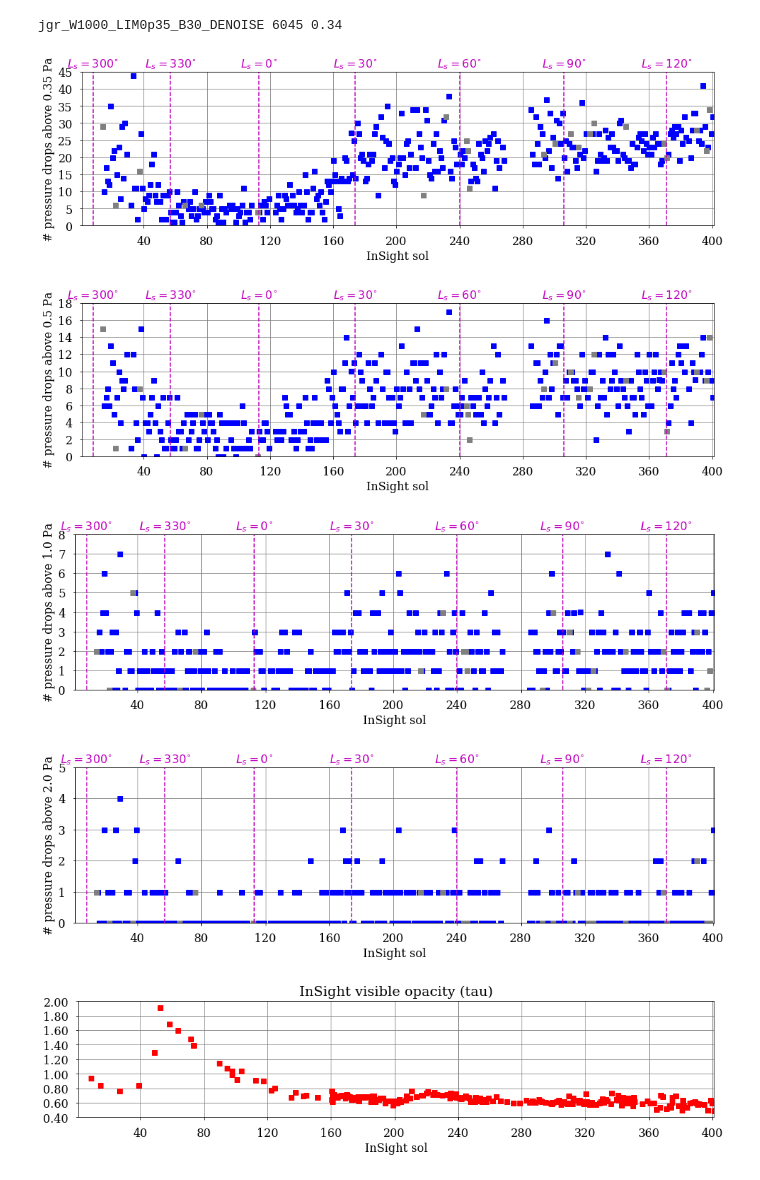
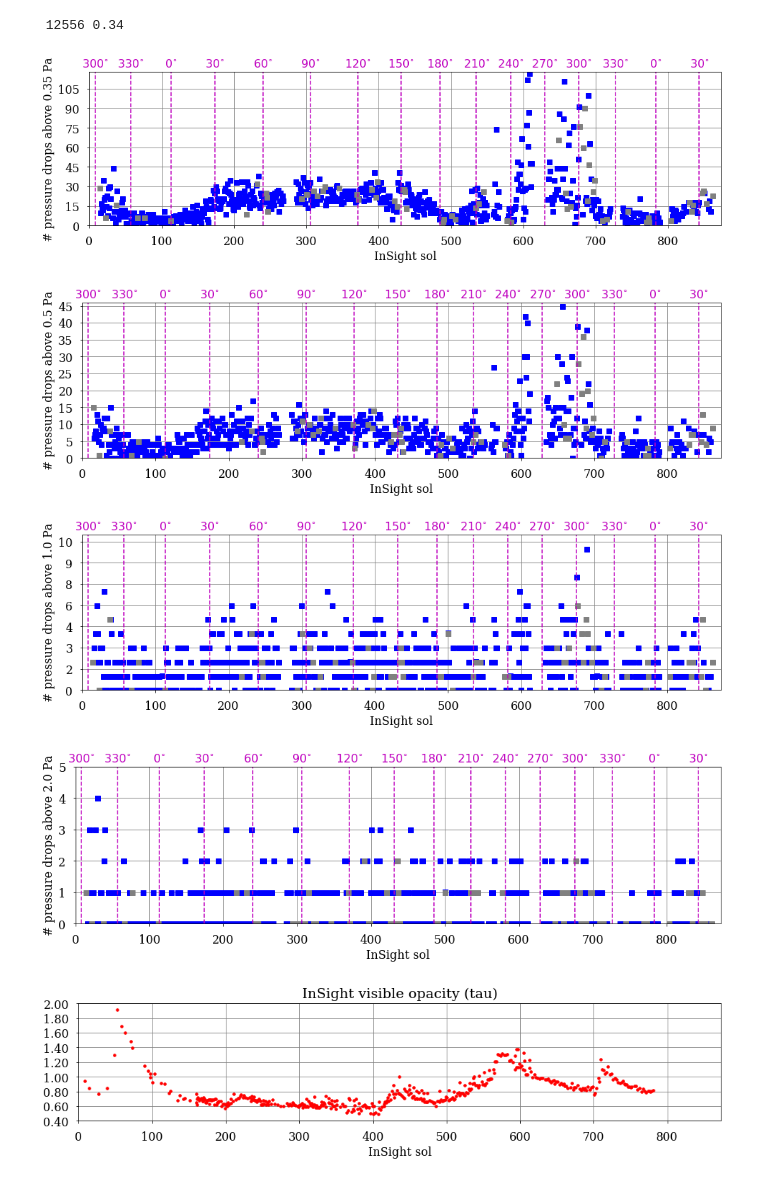
Before and after one commit to aymeric-spiga/insight-PBL-JGRplanets, a Jupyter notebook: WORKFLOW_drops/dd_stats.ipynb, the cells around one changed output. Cells and saved outputs as stored; diff of their text form; code cells hidden in the pictures.

```diff
--- a/WORKFLOW_drops/dd_stats.ipynb
+++ b/WORKFLOW_drops/dd_stats.ipynb
@@ -15,12 +15,12 @@ import matplotlib.pyplot as mpl
 ##data = apss_lib.getsol(345,var="PRE") ; print np.max(data["PRESSURE_FREQUENCY"])
 # %%
 seasontab = [""] ## for all
-ddlim = 0.35
-#####
-seasontab = ["jgr_W1000_LIM0p35_B30_DENOISE"]
-solboundtab = [(1,400)]*len(seasontab)
-ddlim = 0.345
-####
+ddlim = 0.35 ; solboundtab = [(1,807)]
+#seasontab = ["night"] ; solboundtab = [(1,807)]
+#seasontab = ["evening"] ; solboundtab = [(1,807)]
+###### PAPER
+#seasontab = ["jgr_W1000_LIM0p35_B30_DENOISE"] ; solboundtab = [(1,400)]*len(seasontab) ; ddlim = 0.345
+######
 #seasontab = ["sequence1","sequence2","sequence3"] ; solboundtab = [(1,40),(41,160),(161,400)] # would be better with a dictionary with label season
 #seasontab   = ["recent1","recent2","recent3","recent4","recent5","recent6"] ; solboundtab = [(200,250),(250,300),(300,350),(350,400),(400,450),(450,489)]
 # %%
@@ -105,12 +104,22 @@ for season in seasontab:
     for ooo in oevents[0:10]:
         dafile.write('%6.3f & %6.3f & %03d \\\\ \n' % (ooo['drop'],ooo['ltst'],ooo['sol']))
     dafile.close()
+
+    dafile = open("./output"+season+"/alldrop_ordered_latex5.txt","w")
+    dafile.write('%6s & %6s & %3s \\\\ \n' % (" DROP "," LTST ","SOL"))
+    for ooo in oevents[0:5]:
+        dafile.write('%6.3f & %6.3f & %03d \\\\ \n' % (ooo['drop'],ooo['ltst'],ooo['sol']))
+    dafile.close()
 # %%
 for season in seasontab:
 
     events = np.load(season+".npy")
     print "MIN,MAX LTST",np.min(events['ltst']),np.max(events['ltst'])
     print "MIN,MAX DROP",np.min(events['drop']),np.max(events['drop'])
+
+    damin = np.floor(np.min(events['ltst']))
+    damax = np.ceil(np.max(events['ltst']))
+    print damin, damax
 
     for limdrop in [ddlim,0.5]:
 
@@ -127,14 +136,20 @@ for season in seasontab:
         what_hist = events['ltst'][w]
         ##############################################
         ppplot.figuref(x=16,y=6)
-        dabins = np.linspace(8,17,nbins+1)
+        if seasontab == [""]:
+            dabins = np.linspace(8,17,nbins+1)
+        else:
+            dabins = np.linspace(damin,damax,nbins+1)
         #dabins = 'auto'
         n, bins, patches = mpl.hist(what_hist,bins=dabins,density=True)
         foo = mpl.ylabel("Probability density")
         foo = mpl.xlabel("Mars LTST (hours)")
         foo = mpl.xticks(bins[::2])
         #foo = mpl.title("%i pressure drops stronger than %.2f Pa" % (what_hist.size, limdrop))
-        foo = mpl.xlim(xmin=8,xmax=17)
+        if seasontab == [""]:
+            foo = mpl.xlim(xmin=8,xmax=17)
+        else:
+            foo = mpl.xlim(xmin=damin,xmax=damax)
 
         print "MEAN = ",np.mean(what_hist)
         print "STD = ",np.std(what_hist)
@@ -235,7 +251,8 @@ bintab = [12,30,50]
 #bintab = [7,12,30,50,100,200]
 #bintab = [200]
 
-for season in seasontab:
+try:
+ for season in seasontab:
 
     events = np.load(season+".npy")
 
@@ -256,12 +273,15 @@ for season in seasontab:
                 limwind=None,nbins=nb,limdrop=limdrop,\
                 folder="./pdf_stats/output"+season+"/")
 
+except:
+ pass
+
 ### limrest: restrict limit (multiple of dx) -- greater equal
 ### limtime: use only data earlier than this local time
 ### limdrop: use only data with deeper drop than value -- 0.5 to avoid false positives
 ### limwind: use only data with friction velocity larger than this value
 # %% [output]
-jgr_W1000_LIM0p35_B30_DENOISE 6045 0.34
+ 12556 0.34
 # %%
 def create_file_drop(soltab,file="test.txt",folder="./output/",limdrop=0.0):
   dafile = open(folder+"/"+file,"w")
@@ -364,7 +384,7 @@ for iii in range(ns):
                 pl.x, pl.f = [sol,sol], [pl.ymin,pl.ymax]
                 pl.marker, pl.linestyle = "", "--"
                 pl.color = 'm'
-                pl.ax.text(sol,pl.ymax*1.05,r'$L_s = %i^{\circ}$'%(ls),\
+                pl.ax.text(sol,pl.ymax*1.05,r'$%i^{\circ}$'%(ls),\
                     color = pl.color,horizontalalignment='center',verticalalignment='center',\
                     fontsize=16)
                 #pl.ax = apss_lib.add_stripes(pl.ax)
@@ -374,38 +394,38 @@ for iii in range(ns):
 
     savmin = pl.xmin
     savmax = pl.xmax
     savtic = pl.nxticks
 
     fifi = "/home/aspiga/data/InSight/nsyt_tau_report.txt"
-    fifi = "https://gemelli.colorado.edu/~lemmon/nsyt_tau_report.txt"
+    #fifi = "https://gemelli.colorado.edu/~lemmon/nsyt_tau_report.txt"
     data = np.genfromtxt(fifi,dtype=None,names=True,skip_footer=1)
     #print data["TAU"]
     ppplot.changefont(16)
     ny = ny*0.75
     fig = ppplot.figuref(x=nx,y=ny)
     pl = ppplot.plot1d(fig=fig)
     pl.f = data["TAU"]
     pl.x = data["SolLMST24"]
     pl.linestyle = ''
     pl.marker = '.'
     pl.xmin = savmin
     pl.xmax = savmax
     pl.nxticks = savtic
     pl.ymin, pl.ymax, pl.nyticks = 0.4,2.0,8
     #pl.ylabel = r'Pressure (Pa) minus $P_{min}=%i$ Pa' % (np.min(pp))
     pl.title = r'InSight visible opacity (tau)'
     pl.xlabel = 'InSight sol'
     pl.fmt = "%.2f"
     pl.color = "r"
-    pl.marker = "s"
+    pl.marker = "."
     pl.linestyle = ""
     pl.make()
 
     ppplot.save(filename="tau",mode="pdf",folder="./output"+season+"/")
 # %% [output]
-[figure, old version]
+[figure, new version]
-[figure, old version]
+[figure, new version]
-[figure, old version]
+[figure, new version]
-[figure, old version]
+[figure, new version]
-[figure, old version]
+[figure, new version]
 # %%
```
Also changed, not shown: parts of 8 cells of this notebook, 1 other file.
